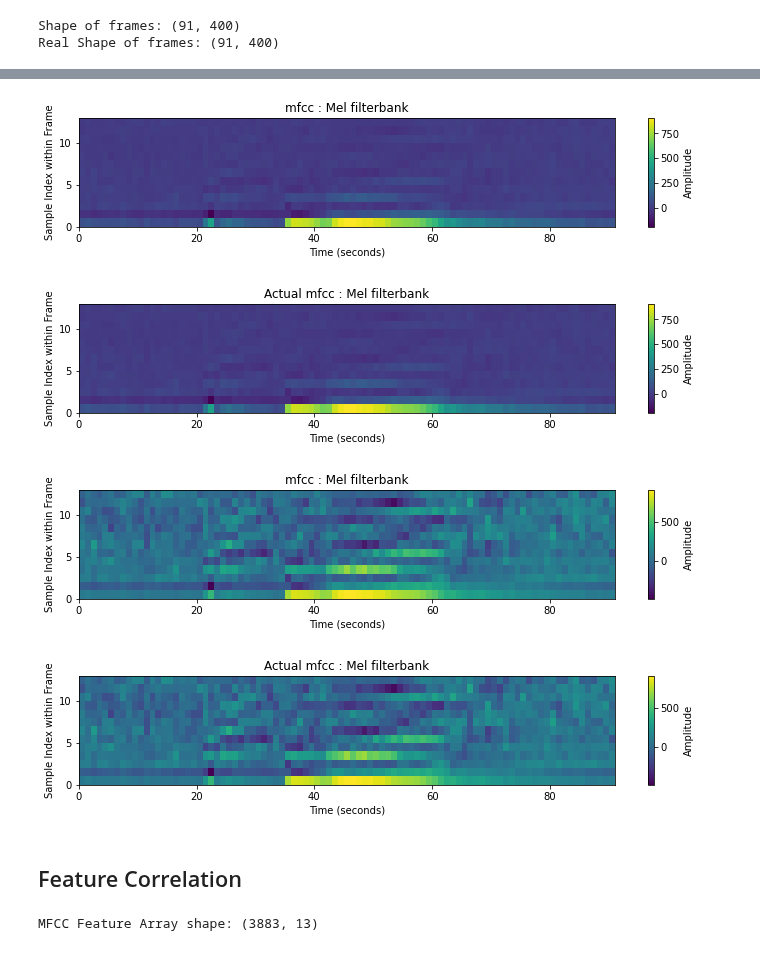
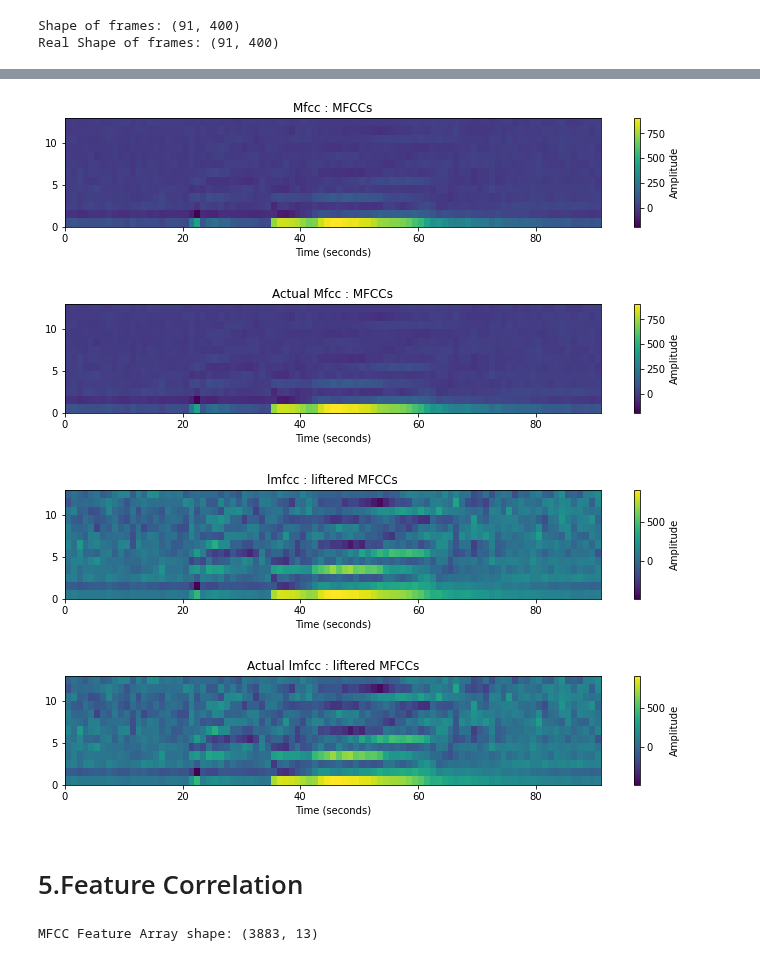
Before and after one commit to kyebinan/Speach-Speaker-Recognition, a Jupyter notebook: Lab1/lab1.ipynb, the cells around one changed output, grey strips where cells are left out. Cells and saved outputs as stored; diff of their text form; code cells hidden in the pictures.

```diff
--- a/Lab1/lab1.ipynb
+++ b/Lab1/lab1.ipynb
@@ -162,14 +151,12 @@ plt.show()
 # %%
 mfcc = proto.cepstrum(mspec, nceps=13)
 # %%
-
 # Plotting with pcolormesh
 plt.figure(figsize=(12, 2))
 plt.pcolormesh(mfcc.T, cmap='viridis')
 plt.colorbar(label='Amplitude')
 plt.xlabel('Time (seconds)')
-plt.ylabel('Sample Index within Frame')
-plt.title('mfcc : Mel filterbank')
+plt.title('Mfcc : MFCCs')
 plt.show()
 
 # Plotting with pcolormesh
@@ -177,37 +164,34 @@ plt.figure(figsize=(12, 2))
 plt.pcolormesh(example["mfcc"].T, cmap='viridis')
 plt.colorbar(label='Amplitude')
 plt.xlabel('Time (seconds)')
-plt.ylabel('Sample Index within Frame')
-plt.title('Actual mfcc : Mel filterbank')
+plt.title('Actual Mfcc : MFCCs')
 plt.show()
 # %% [output]
-[figure, old version]
+[figure, new version]
-[figure, old version]
+[figure, new version]
 # %%
 lmfcc = tool.lifter(mfcc, lifter=22)
 # %%
 # Plotting with pcolormesh
 plt.figure(figsize=(12, 2))
 plt.pcolormesh(lmfcc.T, cmap='viridis')
 plt.colorbar(label='Amplitude')
 plt.xlabel('Time (seconds)')
-plt.ylabel('Sample Index within Frame')
-plt.title('mfcc : Mel filterbank')
+plt.title('lmfcc : liftered MFCCs')
 plt.show()
 
 # Plotting with pcolormesh
 plt.figure(figsize=(12, 2))
 plt.pcolormesh(example["lmfcc"].T, cmap='viridis')
 plt.colorbar(label='Amplitude')
 plt.xlabel('Time (seconds)')
-plt.ylabel('Sample Index within Frame')
-plt.title('Actual mfcc : Mel filterbank')
+plt.title('Actual lmfcc : liftered MFCCs')
 plt.show()
 # %% [output]
-[figure, old version]
+[figure, new version]
-[figure, old version]
+[figure, new version]
 # %% [markdown]
-## Feature Correlation
+# 5.Feature Correlation
 # %%
 def compute_mfcc_features(data):
     mfcc_features = []
```
Also changed, not shown: parts of 9 cells of this notebook.
